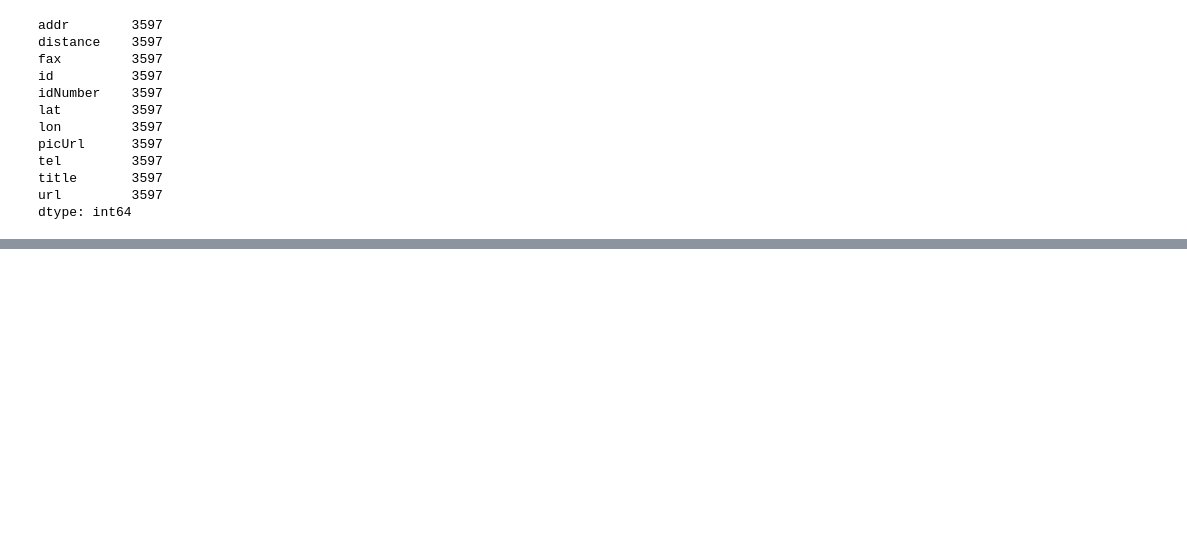
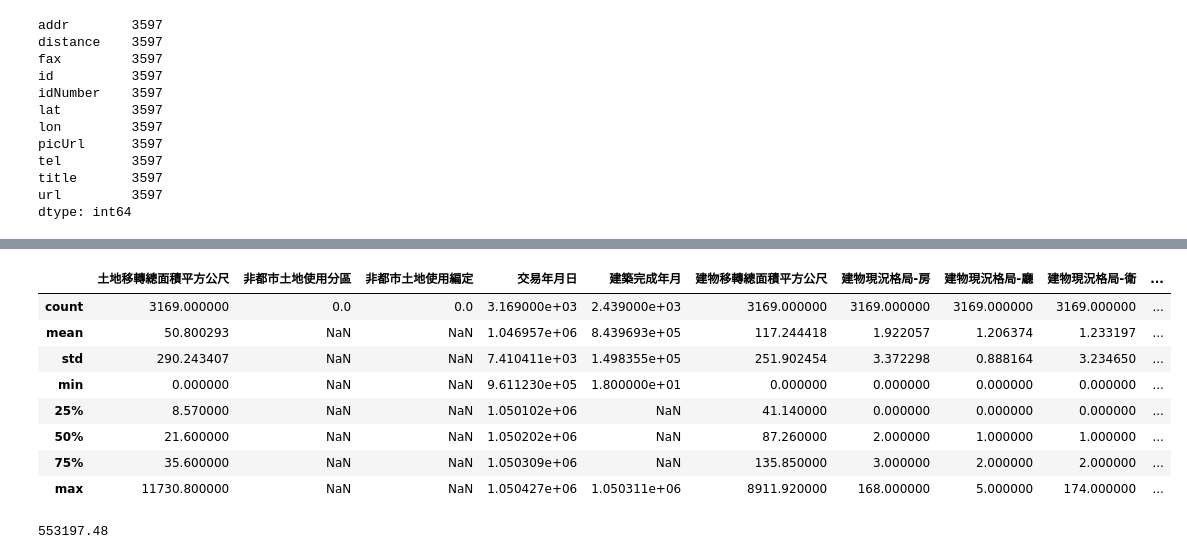
Before and after one commit to ywchiu/pyfintech2, a Jupyter notebook: 20161002DEMO.ipynb, the cells around one changed output, grey strips where cells are left out. Cells and saved outputs as stored; diff of their text form; code cells hidden in the pictures; blank space fills up the shorter version.

```diff
--- a/20161002DEMO.ipynb
+++ b/20161002DEMO.ipynb
@@ -137,0 +170,3 @@ df.to_csv('bank.csv',encoding='utf-8')
+# %%
+import pandas
+df = pandas.read_csv('A_lvr_land_A2.CSV', encoding = 'big5')
@@ -137,0 +183,16 @@ df.to_csv('bank.csv',encoding='utf-8')
+# %%
+df.describe()
+# %% [output]
+|  | 土地移轉總面積平方公尺 | 非都市土地使用分區 | 非都市土地使用編定 | 交易年月日 | 建築完成年月 | 建物移轉總面積平方公尺 | 建物現況格局-房 | 建物現況格局-廳 | 建物現況格局-衛 | ... |
+| count | 3169.000000 | 0.0 | 0.0 | 3.169000e+03 | 2.439000e+03 | 3169.000000 | 3169.000000 | 3169.000000 | 3169.000000 | ... |
+| mean | 50.800293 | NaN | NaN | 1.046957e+06 | 8.439693e+05 | 117.244418 | 1.922057 | 1.206374 | 1.233197 | ... |
+| std | 290.243407 | NaN | NaN | 7.410411e+03 | 1.498355e+05 | 251.902454 | 3.372298 | 0.888164 | 3.234650 | ... |
+| min | 0.000000 | NaN | NaN | 9.611230e+05 | 1.800000e+01 | 0.000000 | 0.000000 | 0.000000 | 0.000000 | ... |
+| 25% | 8.570000 | NaN | NaN | 1.050102e+06 | NaN | 41.140000 | 0.000000 | 0.000000 | 0.000000 | ... |
+| 50% | 21.600000 | NaN | NaN | 1.050202e+06 | NaN | 87.260000 | 2.000000 | 1.000000 | 1.000000 | ... |
+| 75% | 35.600000 | NaN | NaN | 1.050309e+06 | NaN | 135.850000 | 3.000000 | 2.000000 | 2.000000 | ... |
+| max | 11730.800000 | NaN | NaN | 1.050427e+06 | 1.050311e+06 | 8911.920000 | 168.000000 | 5.000000 | 174.000000 | ... |
+# %%
+print (1.828752 * 10e5 ) * 0.3025
+# %% [output]
+553197.48
```
Also changed, not shown: parts of 4 cells of this notebook.
